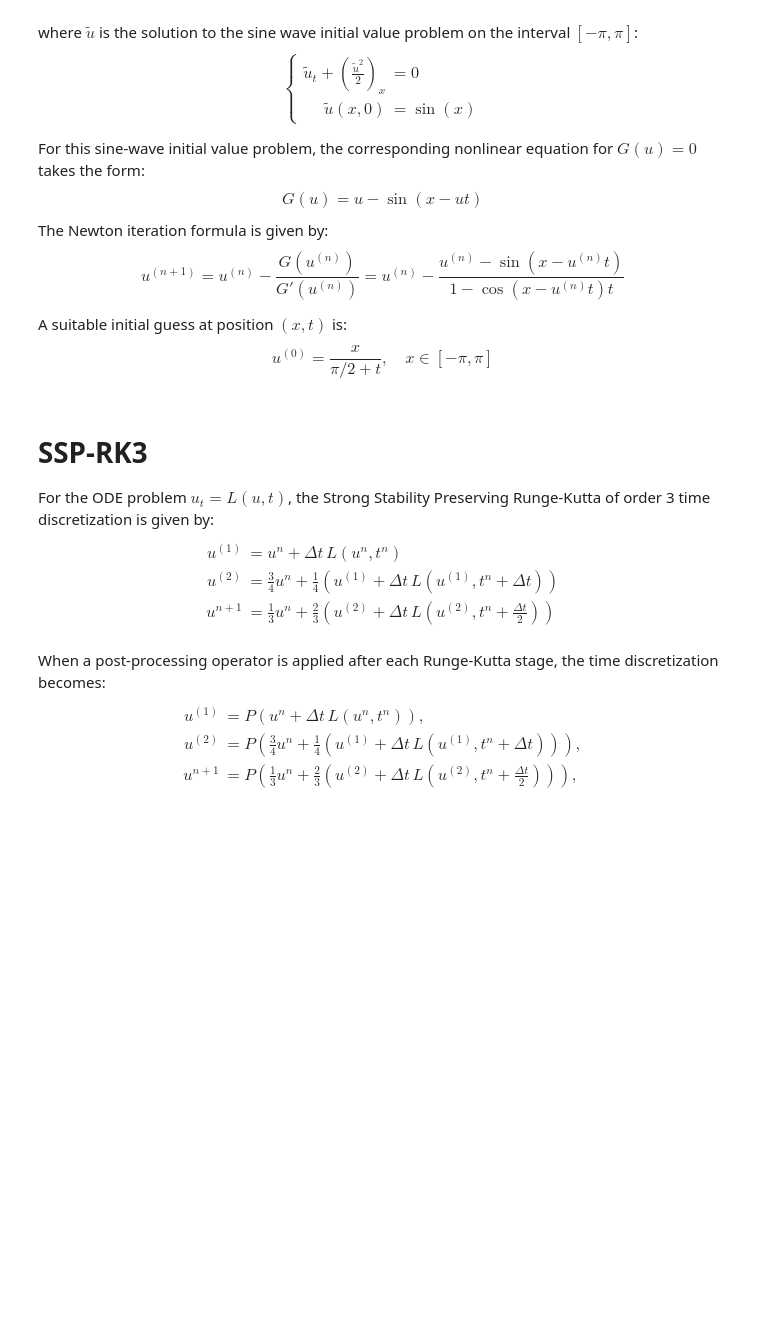
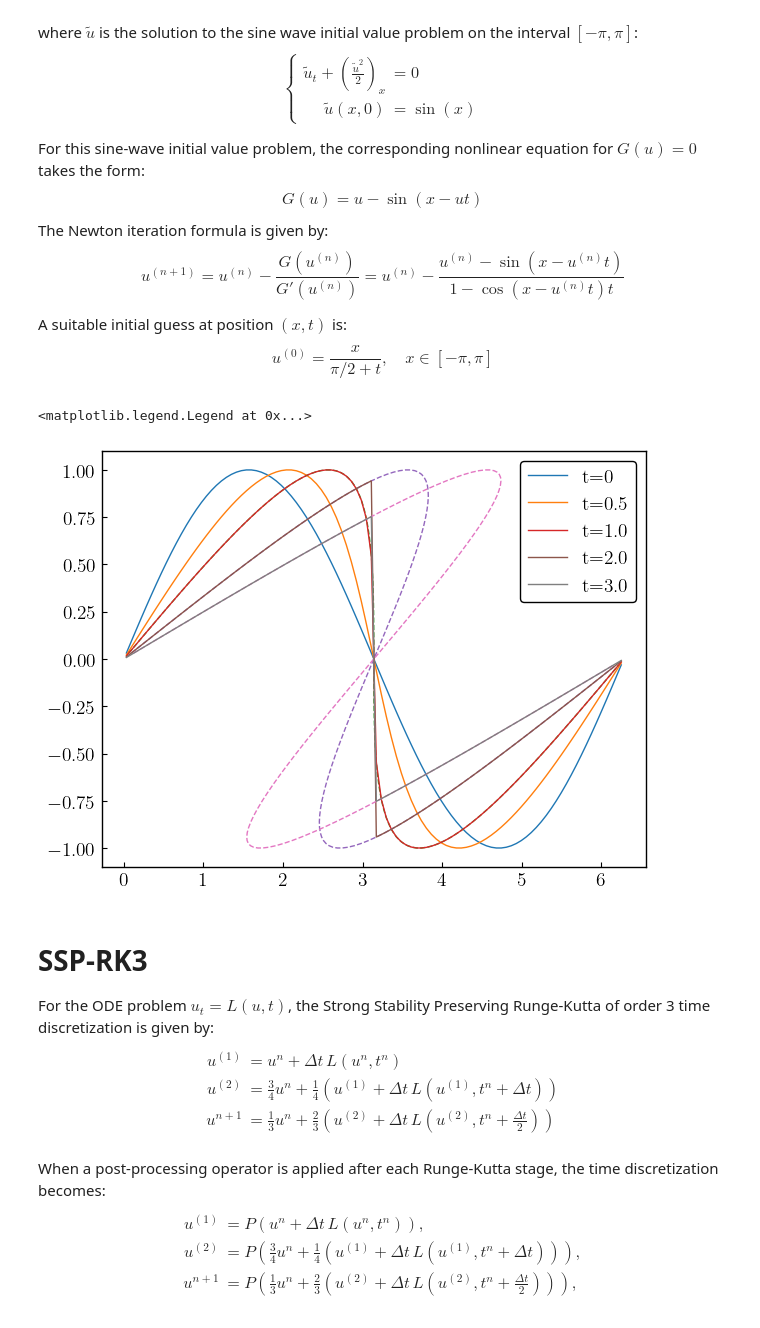
Before and after one commit to shunnli/dg-weno-hyperbolic-code, a Jupyter notebook: python/DG-1D-code-from-scratch.ipynb, the cells around one changed output. Saved outputs shown, nothing was run; the diff lists cells and outputs as text; code cells hidden in the pictures; blank space fills up the shorter version.

```diff
--- a/python/DG-1D-code-from-scratch.ipynb
+++ b/python/DG-1D-code-from-scratch.ipynb
@@ -130,6 +130,25 @@ def burgers_sin_solver(x, t, a, b, w, phi):
     t_tilde = b * w * t
 
     return a + b * burgers_sin_solver_kernel(x_tilde, t_tilde)
+# %%
+fig, ax = plt.subplots()
+
+for tend in [0, 0.5, 1.0, 2.0, 3.0]:
+    x, dx = np.linspace(0, 2 * np.pi, 100, endpoint=False, retstep=True)
+    x += dx / 2
+
+    u = burgers_sin_solver(x, tend, a=0.0, b=1.0, w=1.0, phi=0)
+
+    if tend >= 1.0:
+        u0 = lambda s: np.sin(s)
+        plt.plot(x + u0(x) * tend, u0(x), "--")
+
+    plt.plot(x, u, label=f"t={tend}")
+
+plt.legend()
+# %% [output]
+<matplotlib.legend.Legend at 0x...>
+[figure, added]
 # %% [markdown]
 # SSP-RK3
 
```
Also changed, not shown: parts of 8 cells of this notebook, 1 other file.
